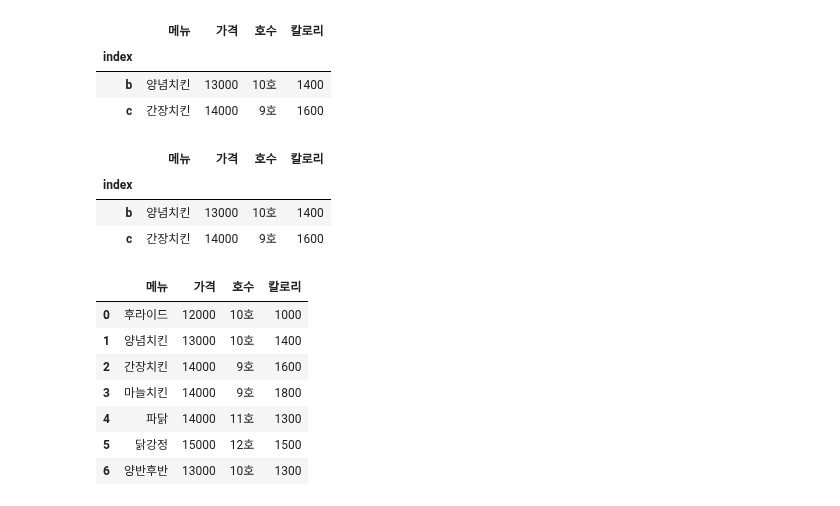
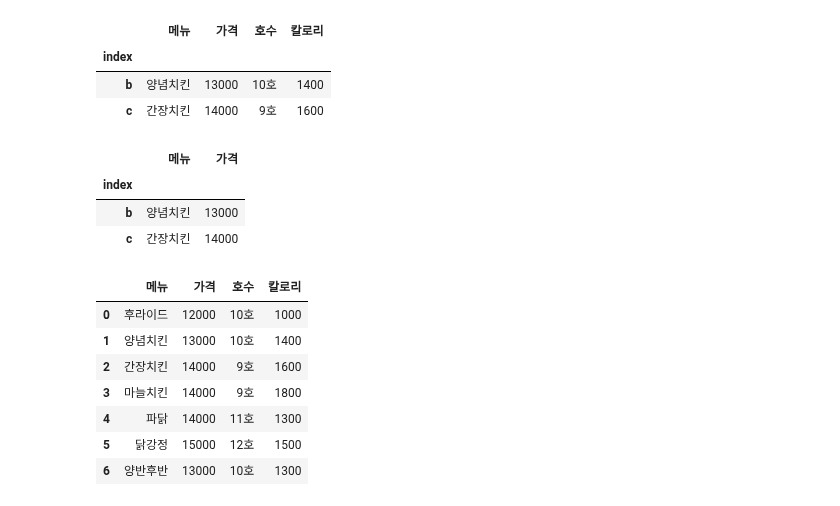
Before and after one commit to lys678/AIFFEL_Online_Quest, a Jupyter notebook: ML_With_Python/머신러닝_기초_노드2_판다스.ipynb, the cells around one changed output. Cells and saved outputs as stored; diff of their text form; code cells hidden in the pictures.

```diff
--- a/ML_With_Python/머신러닝_기초_노드2_판다스.ipynb
+++ b/ML_With_Python/머신러닝_기초_노드2_판다스.ipynb
@@ -405,13 +416,14 @@ df.iloc[1:3, :] # == df.iloc[[1, 2], :]
 | index |  |  |  |  |
 | b | 양념치킨 | 13000 | 10호 | 1400 |
 | c | 간장치킨 | 14000 | 9호 | 1600 |
-# %%
-df.iloc[[1, 2], :]
-# %% [output]
-|  | 메뉴 | 가격 | 호수 | 칼로리 |
-| index |  |  |  |  |
-| b | 양념치킨 | 13000 | 10호 | 1400 |
-| c | 간장치킨 | 14000 | 9호 | 1600 |
+# %%
+df.iloc[1:3, :-1] # == df.iloc[1:3, 0:3]
+df.iloc[1:3, :-2] # == df.iloc[1:3, 0:2]
+# %% [output]
+|  | 메뉴 | 가격 |
+| index |  |  |
+| b | 양념치킨 | 13000 |
+| c | 간장치킨 | 14000 |
 # %%
 df = pd.read_csv('modudak.csv')
 df
```
Also changed, not shown: parts of 11 cells of this notebook.
